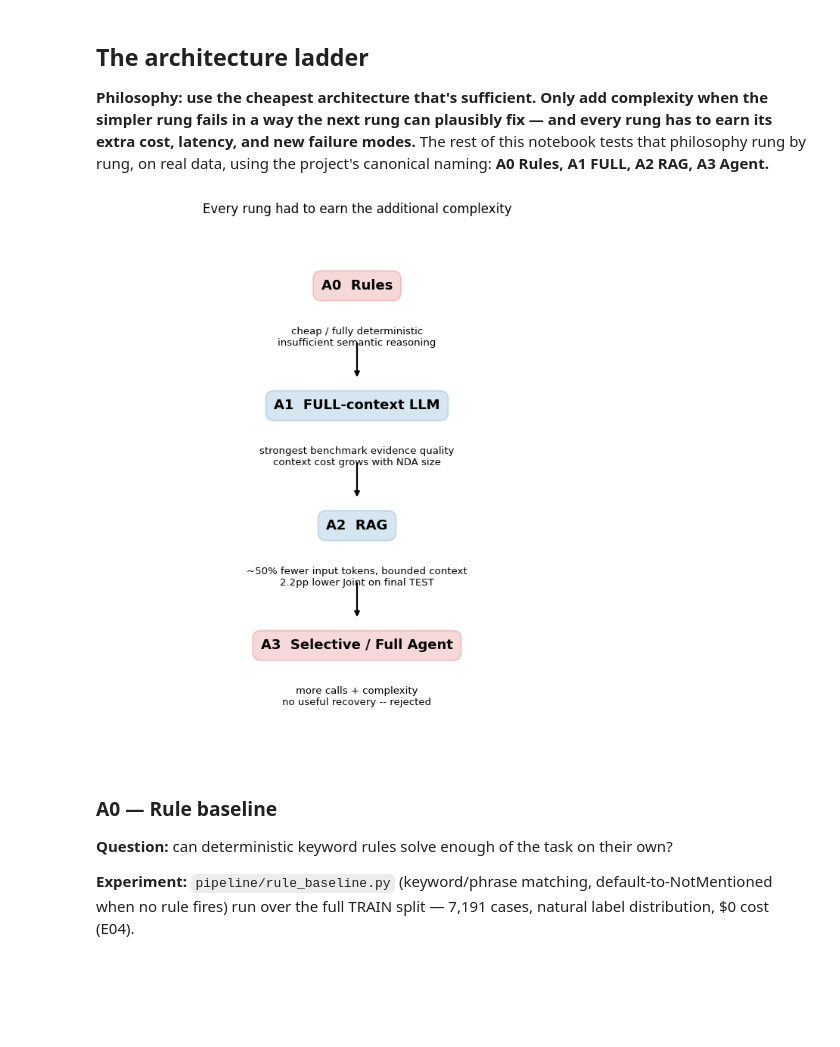
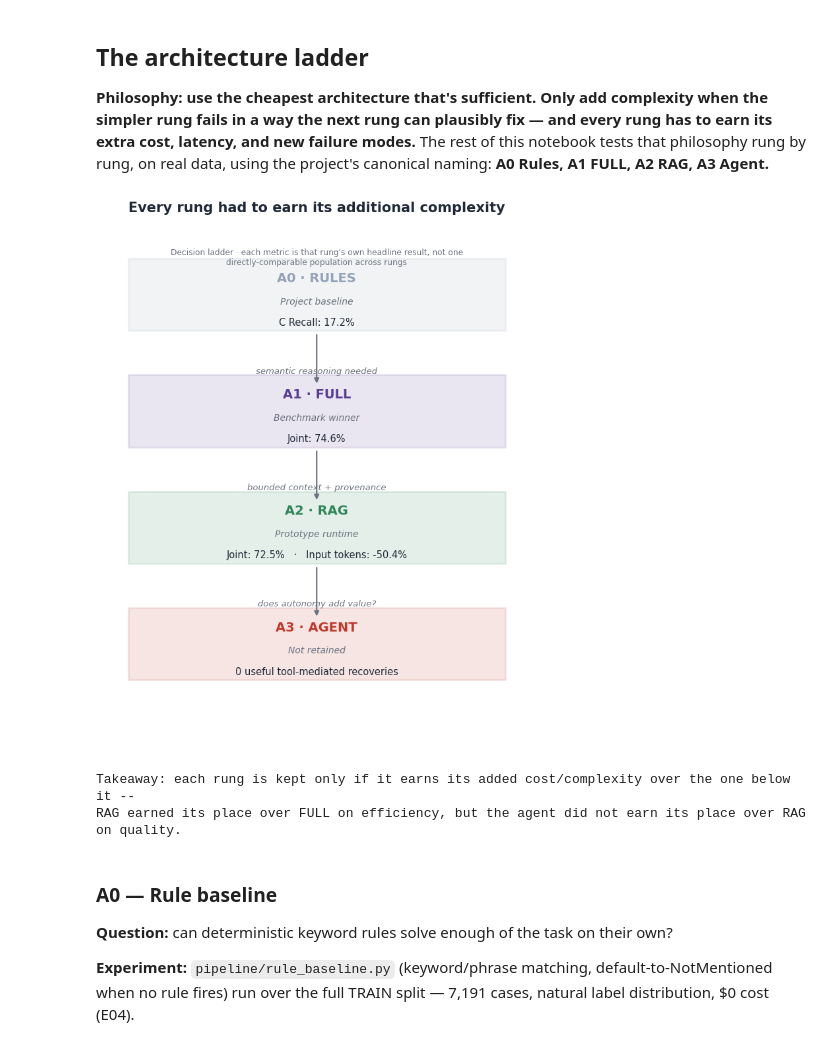
Before and after one commit to AsmithaUbaid/ndatrace, a Jupyter notebook: notebooks/NDATrace_Complete_Technical_Tour.ipynb, the cells around one changed output. Drawn from its saved outputs; the diff is of its cells as text; code cells hidden in the pictures; blank space fills up the shorter version.

```diff
--- a/notebooks/NDATrace_Complete_Technical_Tour.ipynb
+++ b/notebooks/NDATrace_Complete_Technical_Tour.ipynb
@@ -228,30 +275,53 @@ extra cost, latency, and new failure modes.** The rest of this notebook tests th
 rung by rung, on real data, using the project's canonical naming: **A0 Rules, A1 FULL, A2 RAG,
 A3 Agent.**
 # %%
-fig, ax = plt.subplots(figsize=(7, 7.5))
+e04 = load("experiments", "E04_rule_baseline", "results", "run_E04_R0_train.json")
+e17b_ladder = load("experiments", "E17B_full_test_completion", "results", "final_full_test_metrics.json")["full_gpt_2091"]
+e20_ladder = load("experiments", "E20_final_rag_test", "results", "E20_final_report.json")
+abl_ladder = load("experiments", "E11_selective_agent_evaluation", "addendum_agent_prompt_ablation",
+                   "results", "arm_metrics.json")
+
+rag_ladder = e20_ladder["RAG_metrics"]
+tok_reduction = 1 - rag_ladder["ops"]["input_tokens_mean"] / e17b_ladder["ops"]["input_tokens_mean"]
+useful_recoveries = abl_ladder["tool_effectiveness"]["category_counts"].get("useful", 0)
+
+rungs = [
+    ("A0 \u00b7 RULES", "Project baseline", [f"C Recall: {e04['contradiction_recall']:.1%}"], COLOR_BASELINE, "semantic reasoning needed"),
+    ("A1 \u00b7 FULL", "Benchmark winner", [f"Joint: {e17b_ladder['joint']:.1%}"], COLOR_WINNER, "bounded context + provenance"),
+    ("A2 \u00b7 RAG", "Prototype runtime", [f"Joint: {rag_ladder['joint']:.1%}", f"Input tokens: -{tok_reduction:.1%}"], COLOR_RUNTIME, "does autonomy add value?"),
+    ("A3 \u00b7 AGENT", "Not retained", [f"{useful_recoveries} useful tool-mediated recoveries"], COLOR_REJECTED, None),
+]
+
+fig, ax = plt.subplots(figsize=(6.8, 8.6))
 ax.axis("off")
-rungs = [
-    ("A0  Rules", ["cheap / fully deterministic", "insufficient semantic reasoning"], "tab:red"),
-    ("A1  FULL-context LLM", ["strongest benchmark evidence quality", "context cost grows with NDA size"], "tab:blue"),
-    ("A2  RAG", ["~50% fewer input tokens, bounded context", "2.2pp lower Joint on final TEST"], "tab:blue"),
-    ("A3  Selective / Full Agent", ["more calls + complexity", "no useful recovery -- rejected"], "tab:red"),
-]
 n = len(rungs)
-for i, (title, bullets, color) in enumerate(rungs):
+box_h = 0.62
+for i, (name, status, facts, color, question) in enumerate(rungs):
     y = n - i
-    ax.text(0.5, y, title, ha="center", va="center", fontsize=13, fontweight="bold",
-            bbox=dict(boxstyle="round,pad=0.6", fc=color, alpha=0.18, ec=color, lw=1.5))
-    ax.text(0.5, y - 0.34, "\n".join(bullets), ha="center", va="top", fontsize=9.5)
-    if i < n - 1:
-        ax.annotate("", xy=(0.5, y - 0.78), xytext=(0.5, y - 0.46),
-                     arrowprops=dict(arrowstyle="-|>", lw=1.6, color="black"))
+    ax.add_patch(plt.Rectangle((0.06, y - box_h / 2), 0.88, box_h, transform=ax.transData,
+                                fc=color, alpha=0.13, ec=color, lw=1.8))
+    ax.text(0.5, y + 0.14, name, ha="center", va="center", fontsize=14, fontweight="bold", color=color)
+    ax.text(0.5, y - 0.06, status, ha="center", va="center", fontsize=10, color=COLOR_SUBTLE, style="italic")
+    ax.text(0.5, y - 0.24, "   \u00b7   ".join(facts), ha="center", va="center", fontsize=10.5, color=COLOR_TEXT)
+    if question:
+        ax.annotate("", xy=(0.5, y - 0.78), xytext=(0.5, y - box_h / 2 - 0.02),
+                     arrowprops=dict(arrowstyle="-|>", lw=1.6, color=COLOR_SUBTLE))
+        ax.text(0.5, y - 0.66, question, ha="center", va="center", fontsize=9.5,
+                color=COLOR_SUBTLE, style="italic")
 ax.set_xlim(0, 1)
-ax.set_ylim(0.15, n + 0.5)
-ax.set_title("Every rung had to earn the additional complexity", fontsize=12, pad=12)
+ax.set_ylim(0.1, n + 0.6)
+ax.set_title("Every rung had to earn its additional complexity", fontsize=15, fontweight="bold",
+             color=COLOR_TEXT, pad=14)
+ax.text(0.5, n + 0.4, "Decision ladder \u00b7 each metric is that rung's own headline result, not one\ndirectly-comparable population across rungs",
+        ha="center", va="top", fontsize=8.8, color=COLOR_SUBTLE)
 plt.tight_layout()
 plt.show()
+print("Takeaway: each rung is kept only if it earns its added cost/complexity over the one below it --")
+print("RAG earned its place over FULL on efficiency, but the agent did not earn its place over RAG on quality.")
 # %% [output]
-[figure, old version]
+[figure, new version]
+Takeaway: each rung is kept only if it earns its added cost/complexity over the one below it --
+RAG earned its place over FULL on efficiency, but the agent did not earn its place over RAG on quality.
 # %% [markdown]
 ### A0 — Rule baseline
 
```
Also changed, not shown: parts of 17 cells of this notebook, 14 other files.
